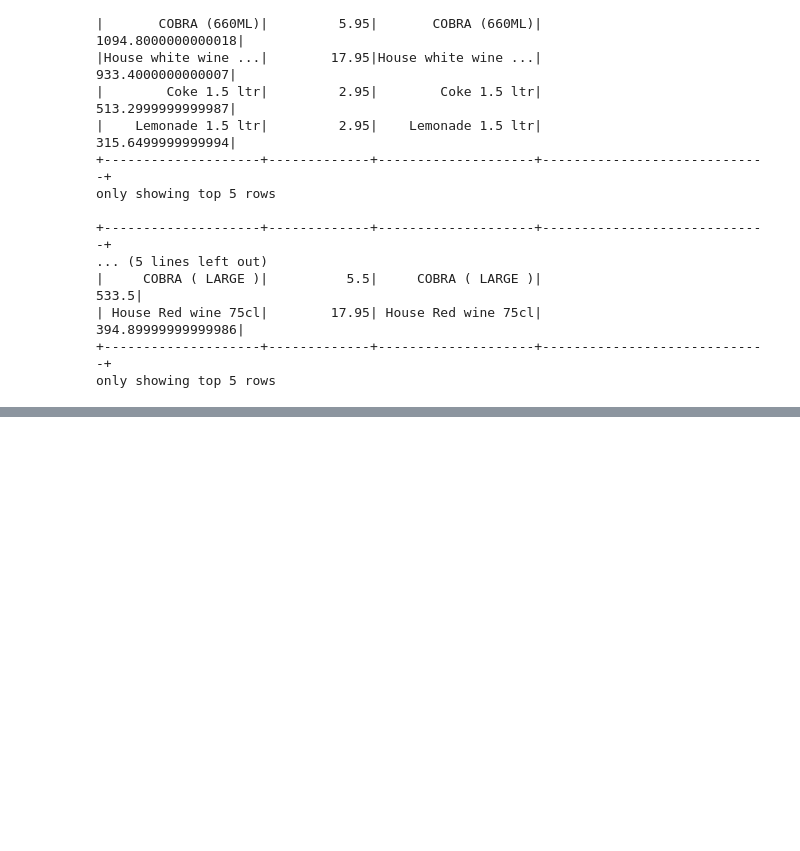
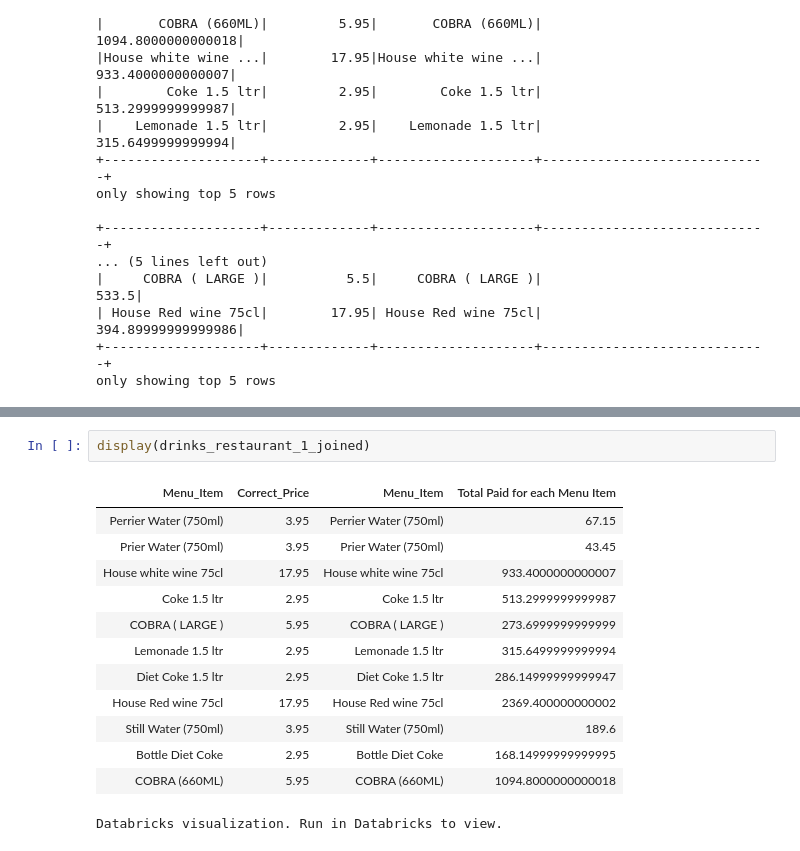
Before and after one commit to spartakill/SpartaRepo, a Jupyter notebook: Killian Hughes - PySpark Mini Project 19_09_23.ipynb, the cells around one changed output, grey strips where cells are left out. Saved outputs shown, nothing was run; the diff lists cells and outputs as text; blank space fills up the shorter version.

```diff
--- a/Killian Hughes - PySpark Mini Project 19_09_23.ipynb
+++ b/Killian Hughes - PySpark Mini Project 19_09_23.ipynb
@@ -629,0 +601,16 @@ AttributeError: 'DataFrame' object has no attribute 'show'
+# %%
+display(drinks_restaurant_1_joined)
+# %% [output]
+| Menu_Item | Correct_Price | Menu_Item | Total Paid for each Menu Item |
+| Perrier Water (750ml) | 3.95 | Perrier Water (750ml) | 67.15 |
+| Prier Water (750ml) | 3.95 | Prier Water (750ml) | 43.45 |
+| House white wine 75cl | 17.95 | House white wine 75cl | 933.4000000000007 |
+| Coke 1.5 ltr | 2.95 | Coke 1.5 ltr | 513.2999999999987 |
+| COBRA ( LARGE ) | 5.95 | COBRA ( LARGE ) | 273.6999999999999 |
+| Lemonade 1.5 ltr | 2.95 | Lemonade 1.5 ltr | 315.6499999999994 |
+| Diet Coke 1.5 ltr | 2.95 | Diet Coke 1.5 ltr | 286.14999999999947 |
+| House Red wine 75cl | 17.95 | House Red wine 75cl | 2369.400000000002 |
+| Still Water (750ml) | 3.95 | Still Water (750ml) | 189.6 |
+| Bottle Diet Coke | 2.95 | Bottle Diet Coke | 168.14999999999995 |
+| COBRA (660ML) | 5.95 | COBRA (660ML) | 1094.8000000000018 |
+Databricks visualization. Run in Databricks to view.
```
Also changed, not shown: parts of 9 cells of this notebook.
